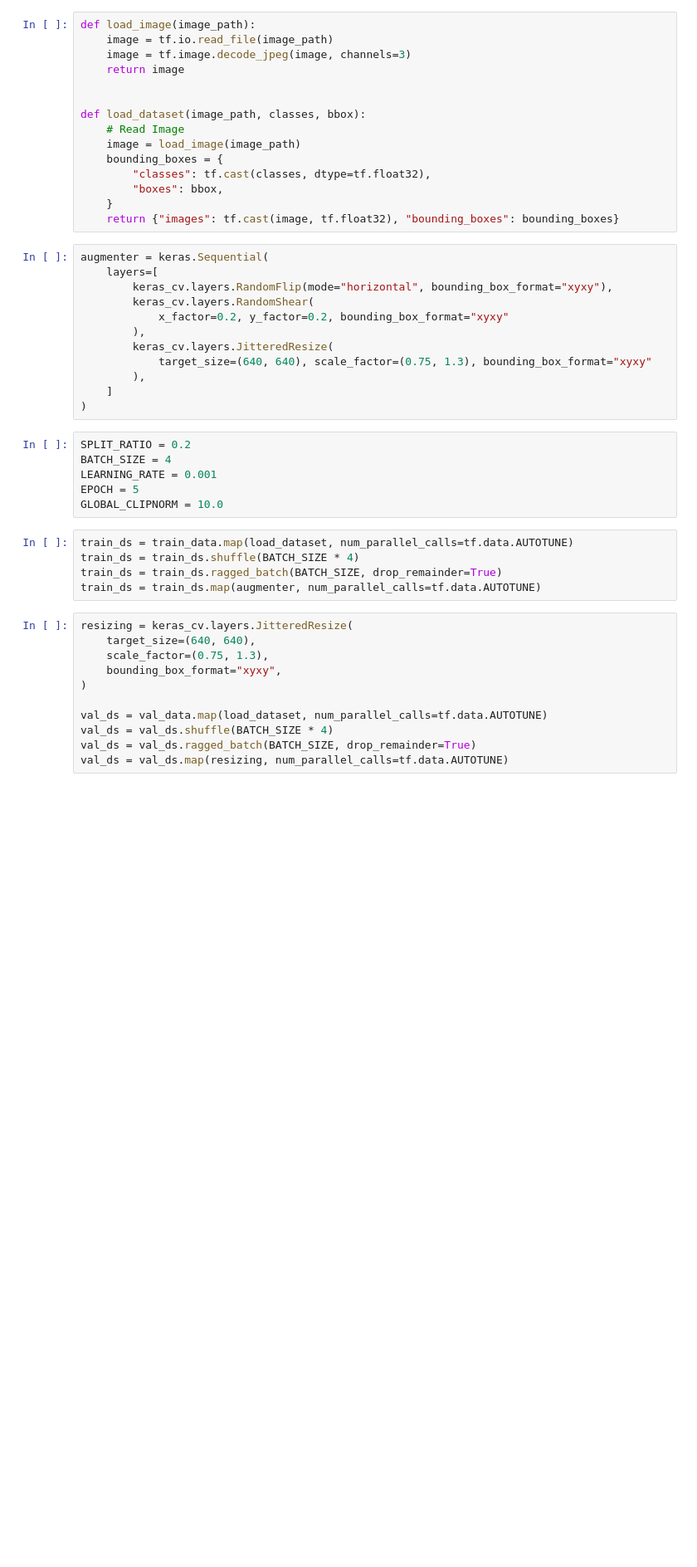
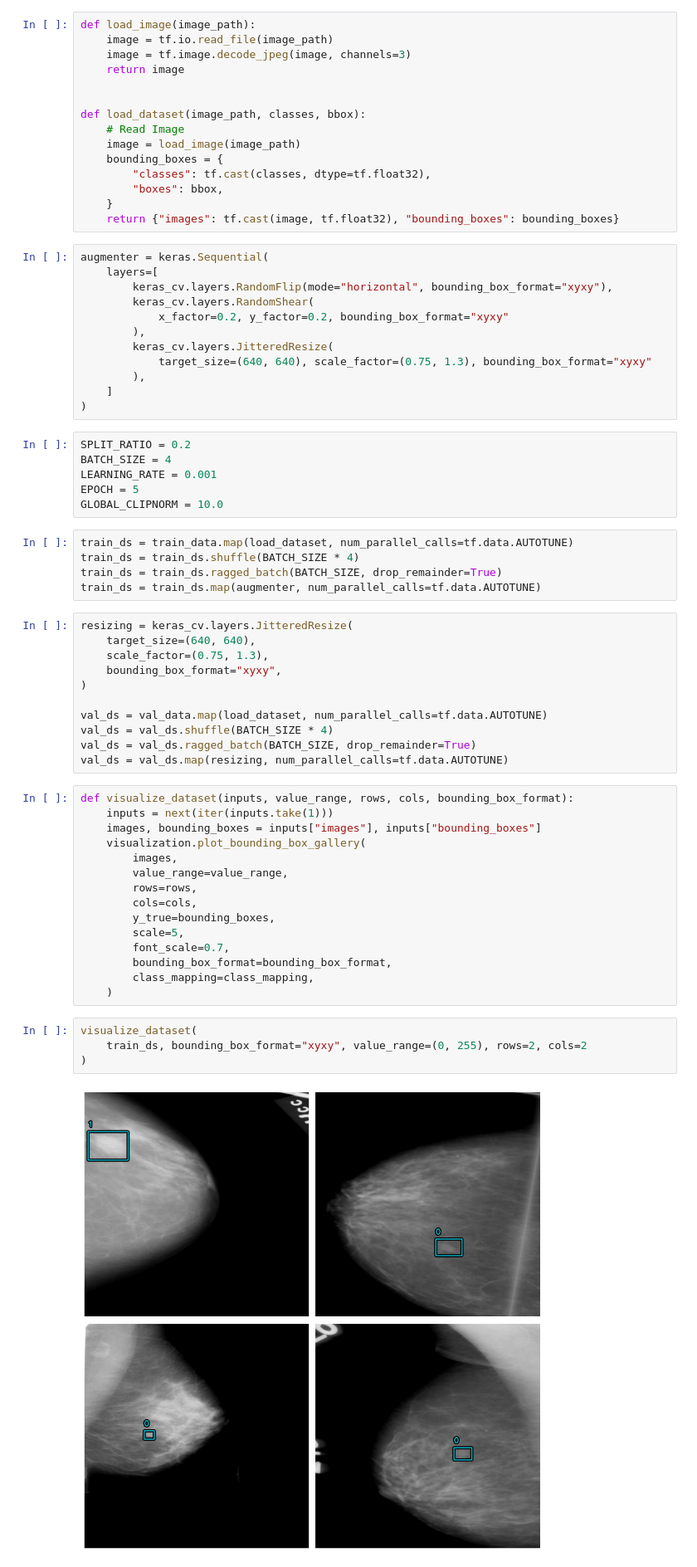
Before and after one commit to bksat90/FinalProject, a Jupyter notebook: object_detection.ipynb, the cells around one changed output. Shown at 83% size. Saved outputs shown, nothing was run; the diff lists cells and outputs as text; blank space fills up the shorter version.

```diff
--- a/object_detection.ipynb
+++ b/object_detection.ipynb
@@ -153,3 +153,24 @@ val_ds = val_data.map(load_dataset, num_parallel_calls=tf.data.AUTOTUNE)
 val_ds = val_ds.shuffle(BATCH_SIZE * 4)
 val_ds = val_ds.ragged_batch(BATCH_SIZE, drop_remainder=True)
 val_ds = val_ds.map(resizing, num_parallel_calls=tf.data.AUTOTUNE)
+# %%
+def visualize_dataset(inputs, value_range, rows, cols, bounding_box_format):
+    inputs = next(iter(inputs.take(1)))
+    images, bounding_boxes = inputs["images"], inputs["bounding_boxes"]
+    visualization.plot_bounding_box_gallery(
+        images,
+        value_range=value_range,
+        rows=rows,
+        cols=cols,
+        y_true=bounding_boxes,
+        scale=5,
+        font_scale=0.7,
+        bounding_box_format=bounding_box_format,
+        class_mapping=class_mapping,
+    )
+# %%
+visualize_dataset(
+    train_ds, bounding_box_format="xyxy", value_range=(0, 255), rows=2, cols=2
+)
+# %% [output]
+[figure, added]
```
Also changed, not shown: parts of 1 cell of this notebook.
